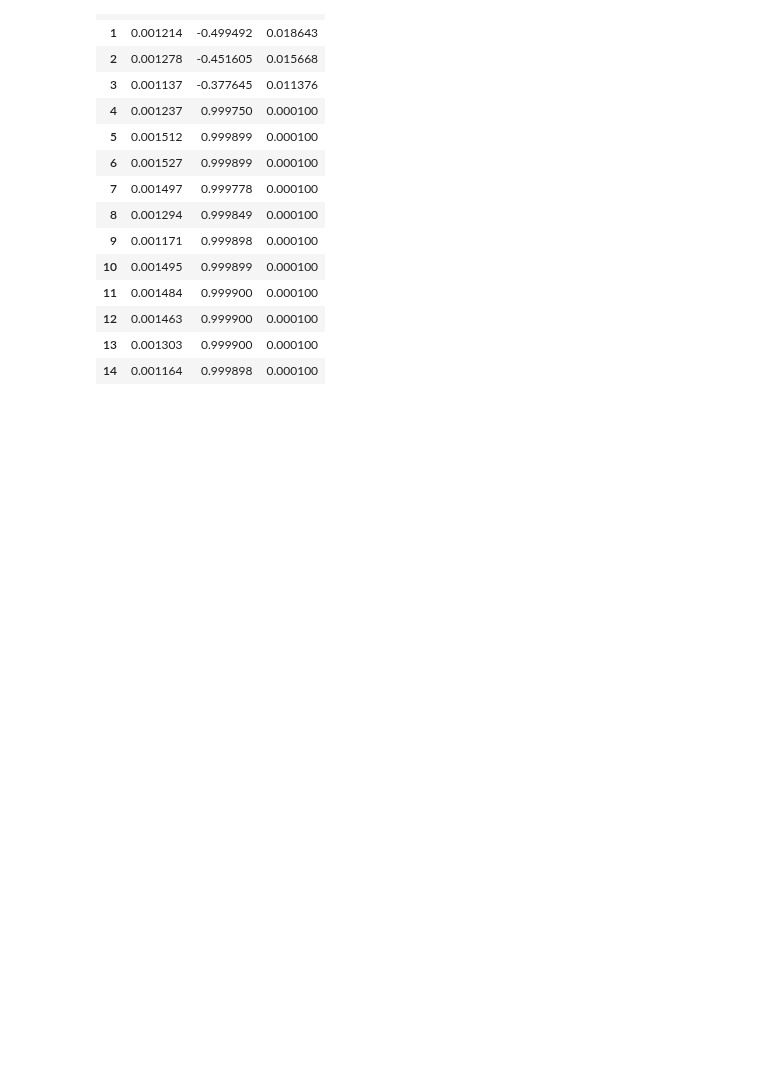
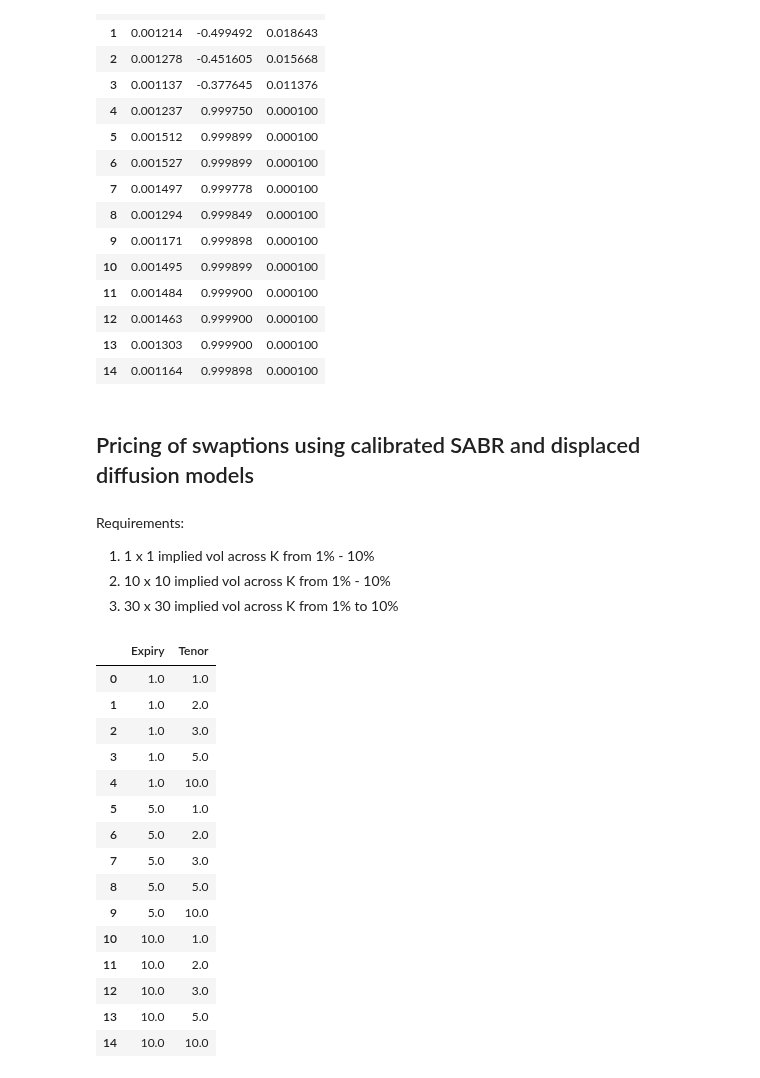
Before and after one commit to Gregtwl/QF605_Assignment, a Jupyter notebook: Answer_Deck_Part2 copy 2.ipynb, the cells around one changed output. Drawn from its saved outputs; the diff is of its cells as text; code cells hidden in the pictures; blank space fills up the shorter version.

```diff
--- a/Answer_Deck_Part2.ipynb
+++ b/Answer_Deck_Part2 copy 2.ipynb
@@ -723,3 +856,29 @@ output_sabr_values(df_bps, df_forward_rates, df_timings['Tenor'], beta = 0.75)
 | 12 | 0.001463 | 0.999900 | 0.000100 |
 | 13 | 0.001303 | 0.999900 | 0.000100 |
 | 14 | 0.001164 | 0.999898 | 0.000100 |
+# %% [markdown]
+## Pricing of swaptions using calibrated SABR and displaced diffusion models
+# %% [markdown]
+Requirements:
+1. 1 x 1 implied vol across K from 1% - 10%
+2. 10 x 10 implied vol across K from 1% - 10%
+3. 30 x 30 implied vol across K from 1% to 10%
+# %%
+df_timings
+# %% [output]
+|  | Expiry | Tenor |
+| 0 | 1.0 | 1.0 |
+| 1 | 1.0 | 2.0 |
+| 2 | 1.0 | 3.0 |
+| 3 | 1.0 | 5.0 |
+| 4 | 1.0 | 10.0 |
+| 5 | 5.0 | 1.0 |
+| 6 | 5.0 | 2.0 |
+| 7 | 5.0 | 3.0 |
+| 8 | 5.0 | 5.0 |
+| 9 | 5.0 | 10.0 |
+| 10 | 10.0 | 1.0 |
+| 11 | 10.0 | 2.0 |
+| 12 | 10.0 | 3.0 |
+| 13 | 10.0 | 5.0 |
+| 14 | 10.0 | 10.0 |
```
Also changed, not shown: parts of 19 cells of this notebook.
